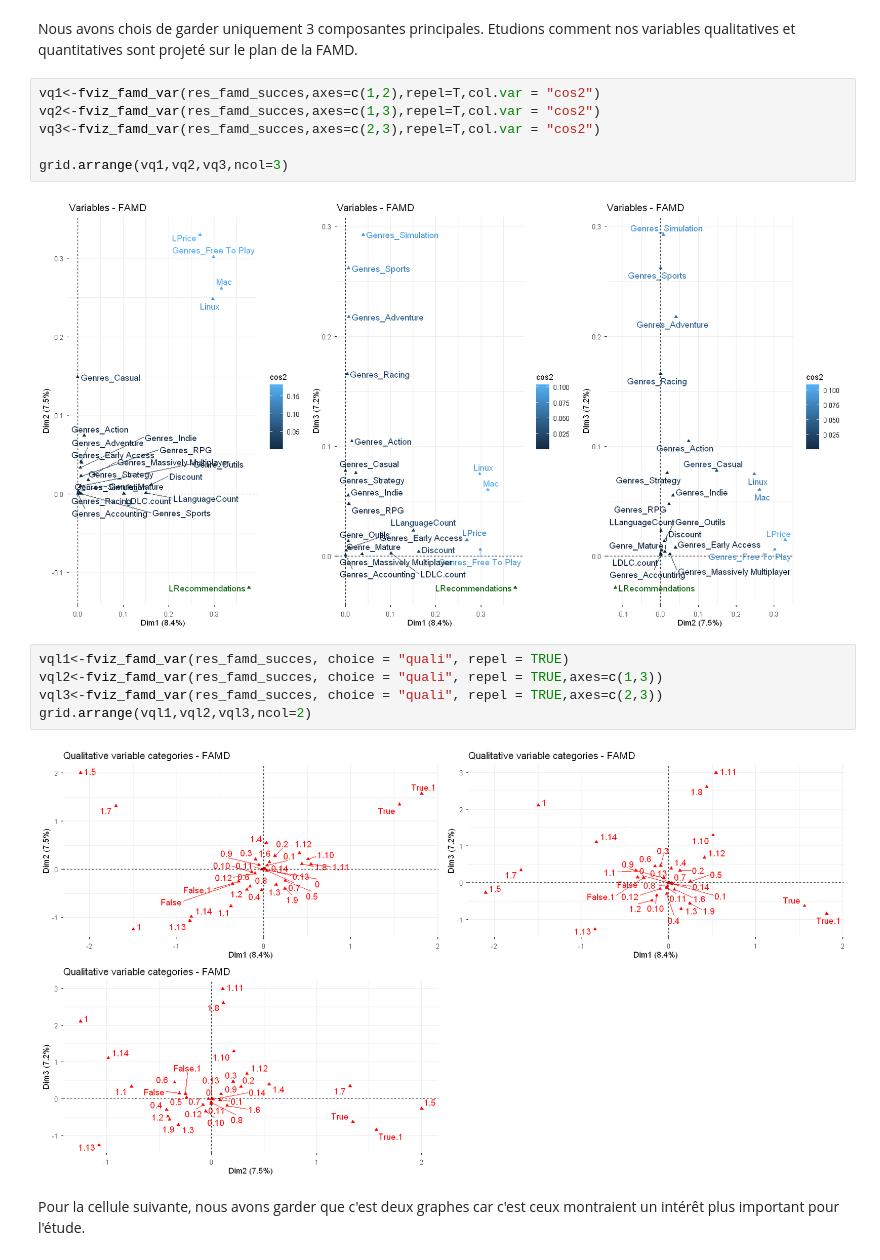
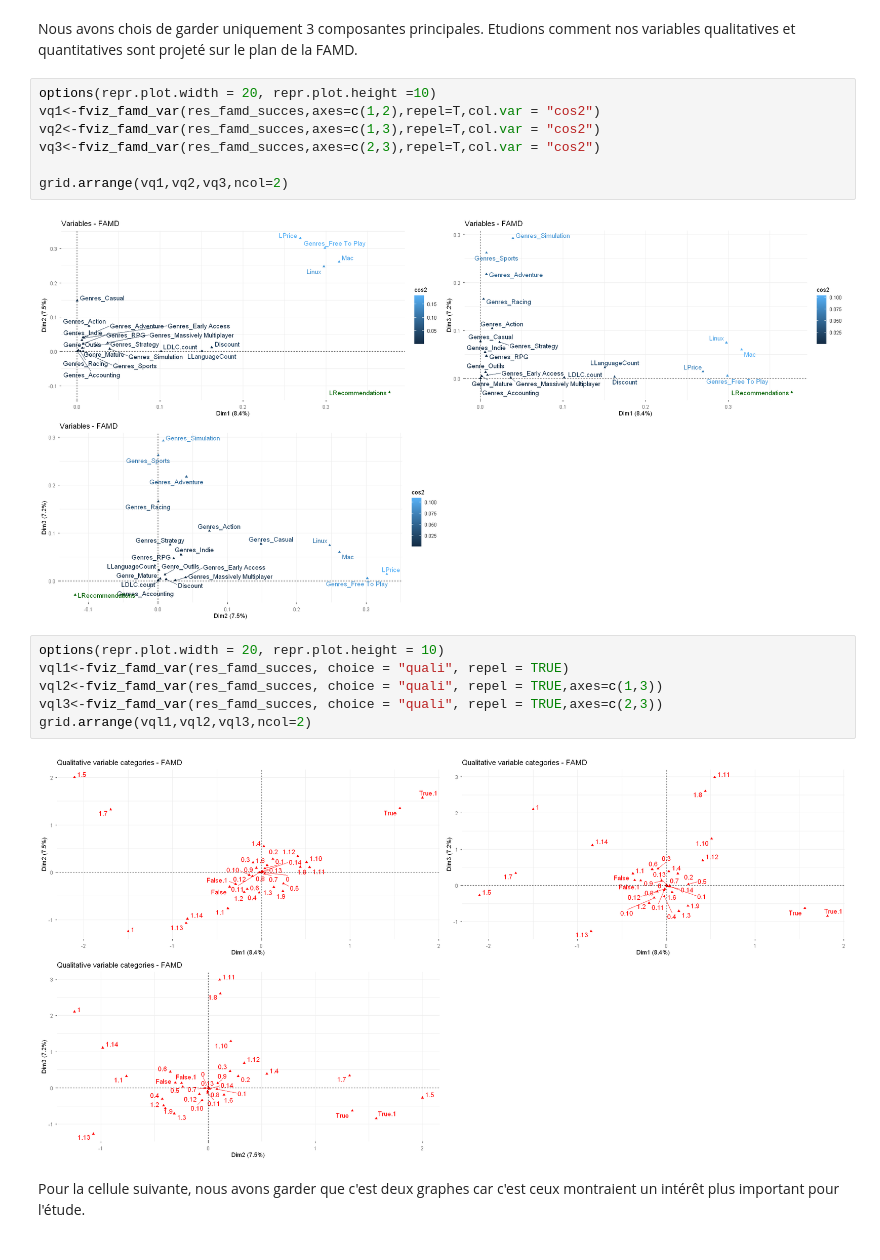
Before and after one commit to LjAquinox/Projet_Analyse_Steam, a Jupyter notebook: notebook_R.ipynb, the cells around one changed output. Drawn from its saved outputs; the diff is of its cells as text.

Commit message:
modif graphique

```diff
--- a/notebook_R.ipynb
+++ b/notebook_R.ipynb
@@ -987,20 +987,22 @@ fviz_eig(res_famd_succes,addlabels = T)
 # %% [markdown]
 Nous avons chois de garder uniquement 3 composantes principales. Etudions comment nos variables qualitatives et quantitatives  sont projeté sur le plan de la FAMD.
 # %%
+options(repr.plot.width = 20, repr.plot.height =10)
 vq1<-fviz_famd_var(res_famd_succes,axes=c(1,2),repel=T,col.var = "cos2")
 vq2<-fviz_famd_var(res_famd_succes,axes=c(1,3),repel=T,col.var = "cos2")
 vq3<-fviz_famd_var(res_famd_succes,axes=c(2,3),repel=T,col.var = "cos2")
 
-grid.arrange(vq1,vq2,vq3,ncol=3)
+grid.arrange(vq1,vq2,vq3,ncol=2)
 # %% [output]
-[figure, old version]
+[figure, new version]
 # %%
+options(repr.plot.width = 20, repr.plot.height = 10)
 vql1<-fviz_famd_var(res_famd_succes, choice = "quali", repel = TRUE)
 vql2<-fviz_famd_var(res_famd_succes, choice = "quali", repel = TRUE,axes=c(1,3))
 vql3<-fviz_famd_var(res_famd_succes, choice = "quali", repel = TRUE,axes=c(2,3))
 grid.arrange(vql1,vql2,vql3,ncol=2)
 # %% [output]
-[figure, old version]
+[figure, new version]
 # %% [markdown]
 Pour la cellule suivante, nous avons garder que c'est deux graphes car c'est ceux montraient un intérêt plus important pour l'étude.
 # %%
```
